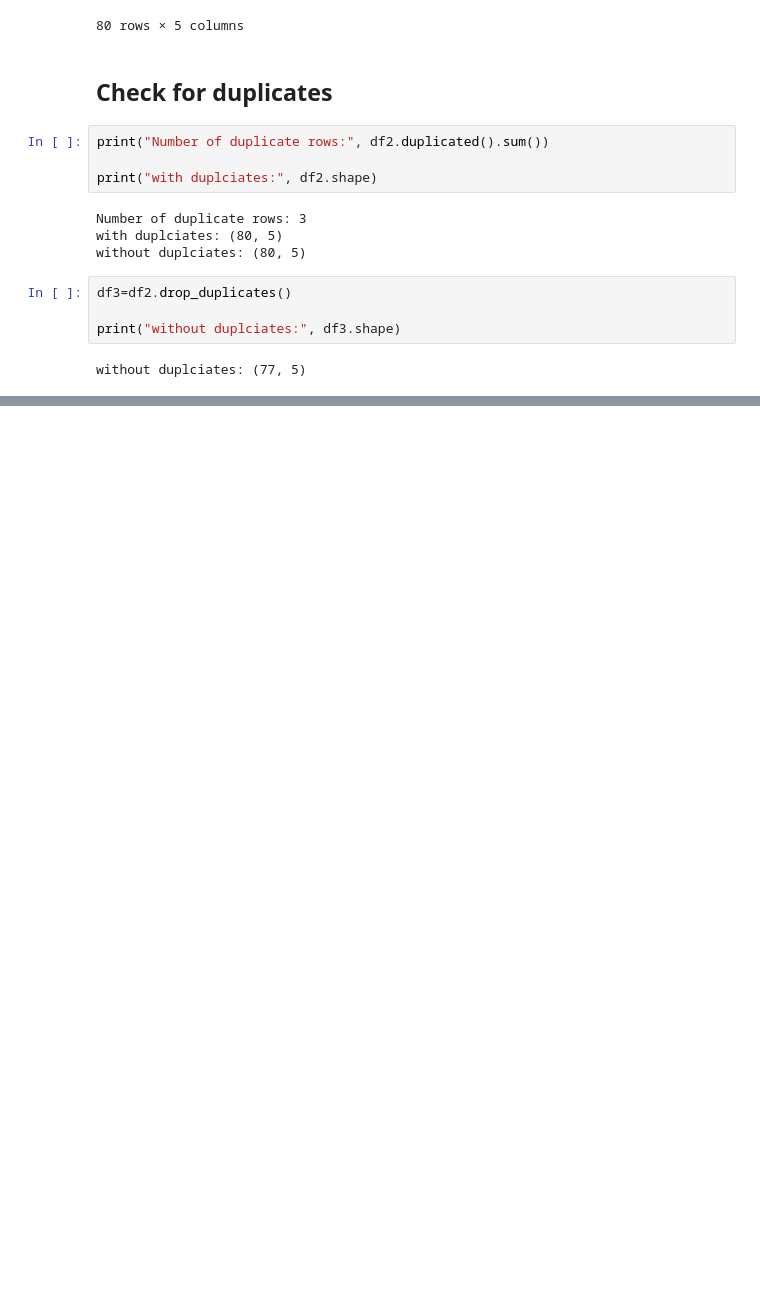
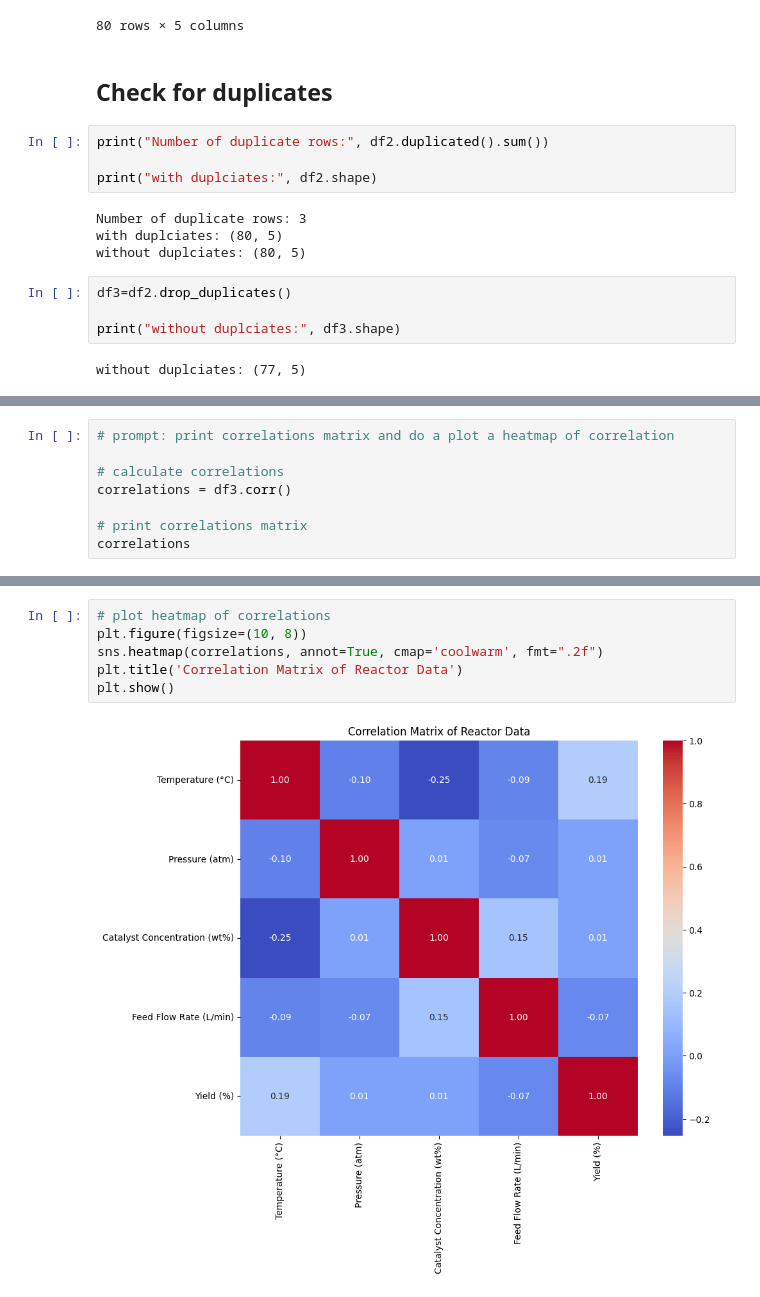
Before and after one commit to dissabnd/Applied-AI-in-Chemical-and-Process-Engineering, a Jupyter notebook: 2_MLpipeline.ipynb, the cells around one changed output, grey strips where cells are left out. Saved outputs shown, nothing was run; the diff lists cells and outputs as text; blank space fills up the shorter version.

```diff
--- a/2_MLpipeline.ipynb
+++ b/2_MLpipeline.ipynb
@@ -138,0 +157,8 @@ without duplciates: (77, 5)
+# %%
+# prompt: print correlations matrix and do a plot a heatmap of correlation
+
+# calculate correlations
+correlations = df3.corr()
+
+# print correlations matrix
+correlations
@@ -138,0 +172,8 @@ without duplciates: (77, 5)
+# %%
+# plot heatmap of correlations
+plt.figure(figsize=(10, 8))
+sns.heatmap(correlations, annot=True, cmap='coolwarm', fmt=".2f")
+plt.title('Correlation Matrix of Reactor Data')
+plt.show()
+# %% [output]
+[figure, added]
```
Also changed, not shown: parts of 6 cells of this notebook.
